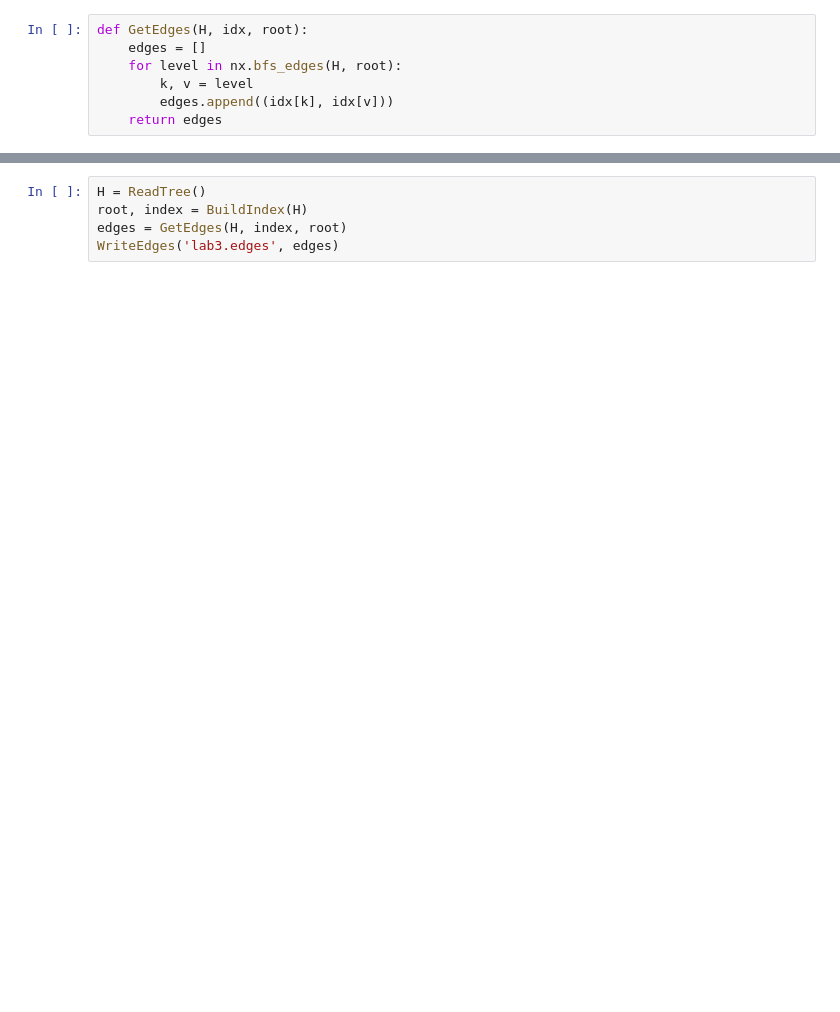
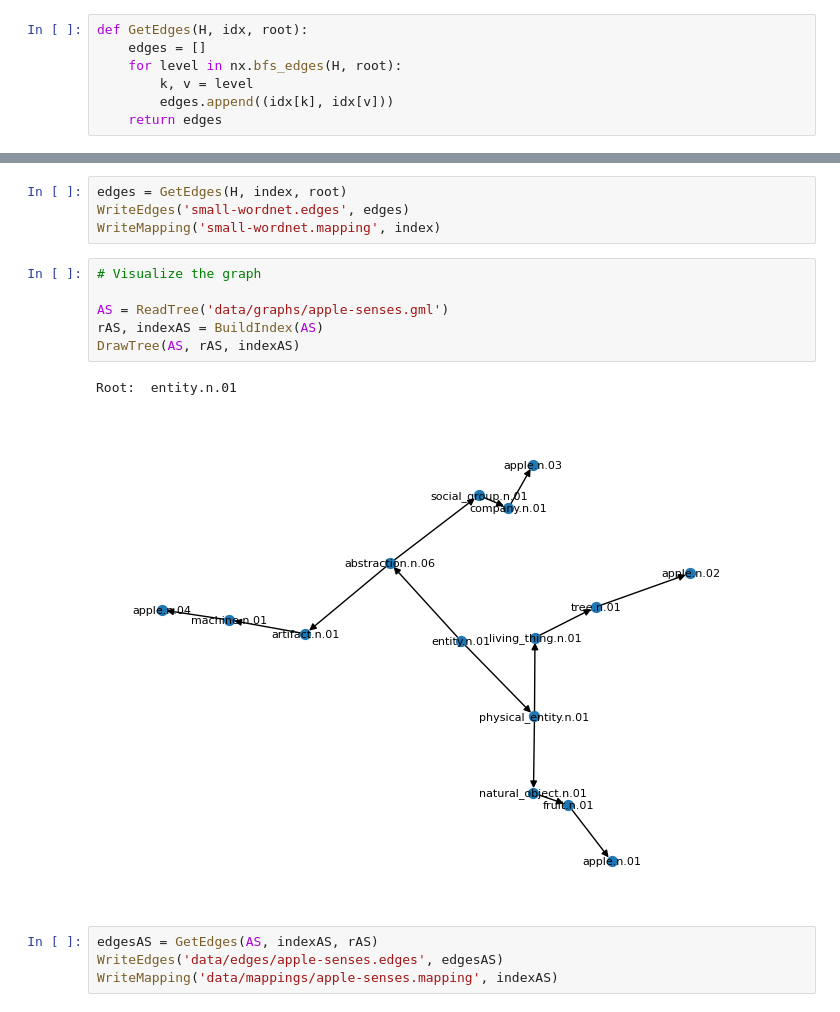
Before and after one commit to Rocher831/hyperbolic-wsd, a Jupyter notebook: tree.ipynb, the cells around one changed output, grey strips where cells are left out. Drawn from its saved outputs; the diff is of its cells as text; blank space fills up the shorter version.

```diff
--- a/tree.ipynb
+++ b/tree.ipynb
@@ -32,5 +62,17 @@ def WriteEdges(fname, edges):
 # %%
-H = ReadTree()
-root, index = BuildIndex(H)
 edges = GetEdges(H, index, root)
-WriteEdges('lab3.edges', edges)
+WriteEdges('small-wordnet.edges', edges)
+WriteMapping('small-wordnet.mapping', index)
+# %%
+# Visualize the graph
+
+AS = ReadTree('data/graphs/apple-senses.gml')
+rAS, indexAS = BuildIndex(AS)
+DrawTree(AS, rAS, indexAS)
+# %% [output]
+Root:  entity.n.01
+[figure, added]
+# %%
+edgesAS = GetEdges(AS, indexAS, rAS)
+WriteEdges('data/edges/apple-senses.edges', edgesAS)
+WriteMapping('data/mappings/apple-senses.mapping', indexAS)
```
Also changed, not shown: parts of 5 cells of this notebook, 2 other files.
